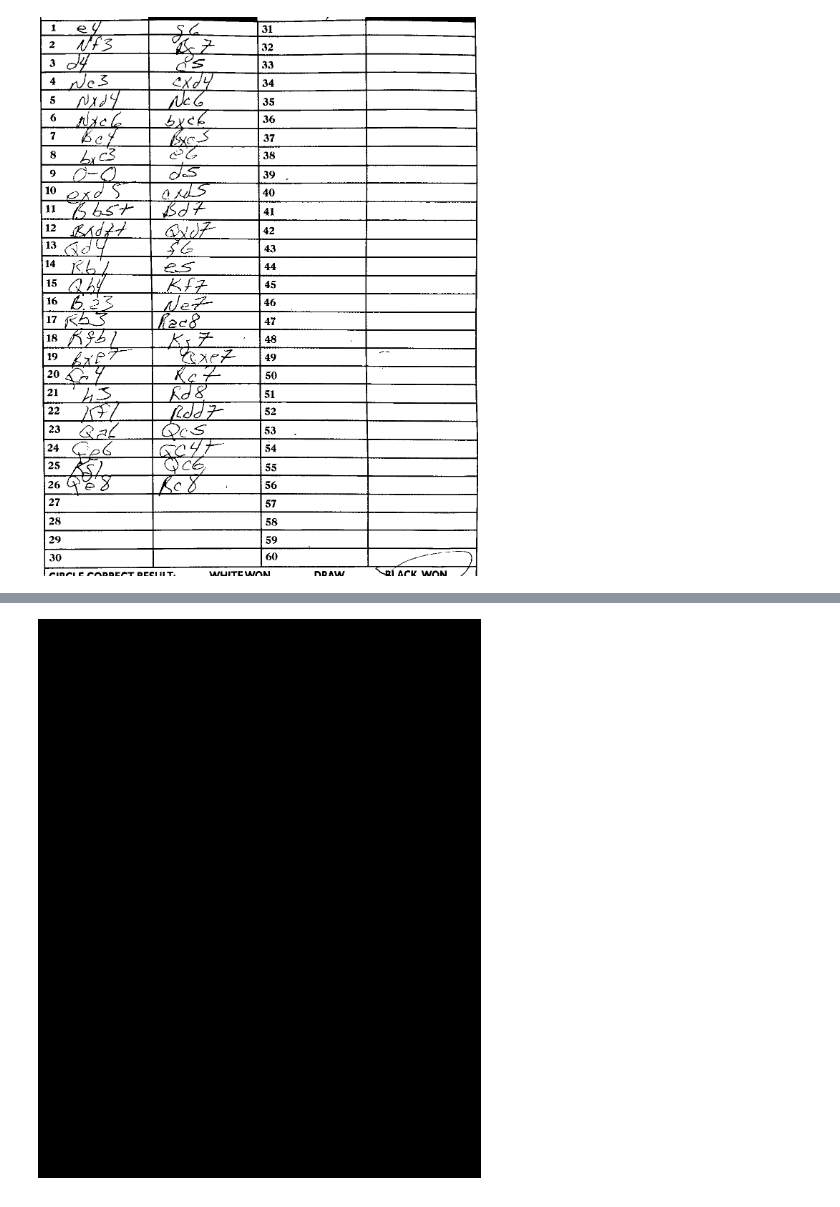
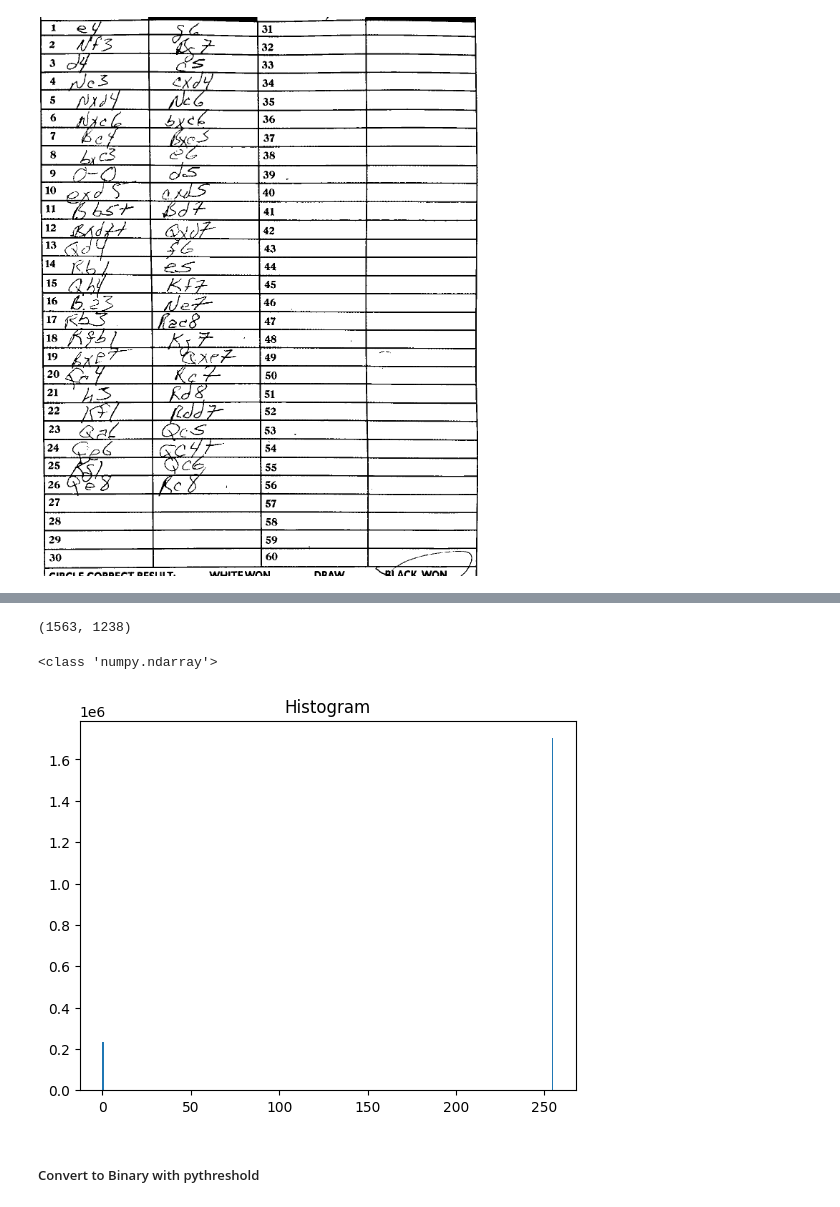
Before and after one commit to benjaminkost/chess-scoresheet-digitalization-service, a Jupyter notebook: src/classes_for_steps/uat_preprocess_strategy.ipynb, the cells around one changed output, grey strips where cells are left out. Drawn from its saved outputs; the diff is of its cells as text; code cells hidden in the pictures.

```diff
--- a/src/classes_for_steps/uat_preprocess_strategy.ipynb
+++ b/src/classes_for_steps/uat_preprocess_strategy.ipynb
@@ -35,2 +53,2 @@ grayscaled_dataset["train"][0]["image"]
 # %%
-binary_imgs = preprocess_strategy.process_image_dataset_gray_scaled_to_binary_with_threshold(grayscaled_dataset)
+binary_imgs = preprocess_strategy.process_image_dataset_gray_scaled_to_binary_with_threshold_with_opencv(grayscaled_dataset)
@@ -46,6 +61,18 @@ image_just_containing_grid_lines = preprocess_strategy.generate_image_containing
-# %%
-# 0 is white
-# 1 is black
-image_just_containing_grid_lines
-# %% [output]
-[figure, removed]
+# %%
+np_binary_img_opencv = np.array(binary_imgs["train"][0]["image"])
+# %%
+print(np_binary_img_opencv.shape)
+# %% [output]
+(1563, 1238)
+# %%
+print(type(np_binary_img_opencv))
+# %% [output]
+<class 'numpy.ndarray'>
+# %%
+plt.hist(np_binary_img_opencv.ravel(), bins=256)
+plt.title("Histogram")
+plt.show()
+# %% [output]
+[figure, added]
+# %% [markdown]
+##### Convert to Binary with pythreshold
```
Also changed, not shown: parts of 30 cells of this notebook, 2 other files.
